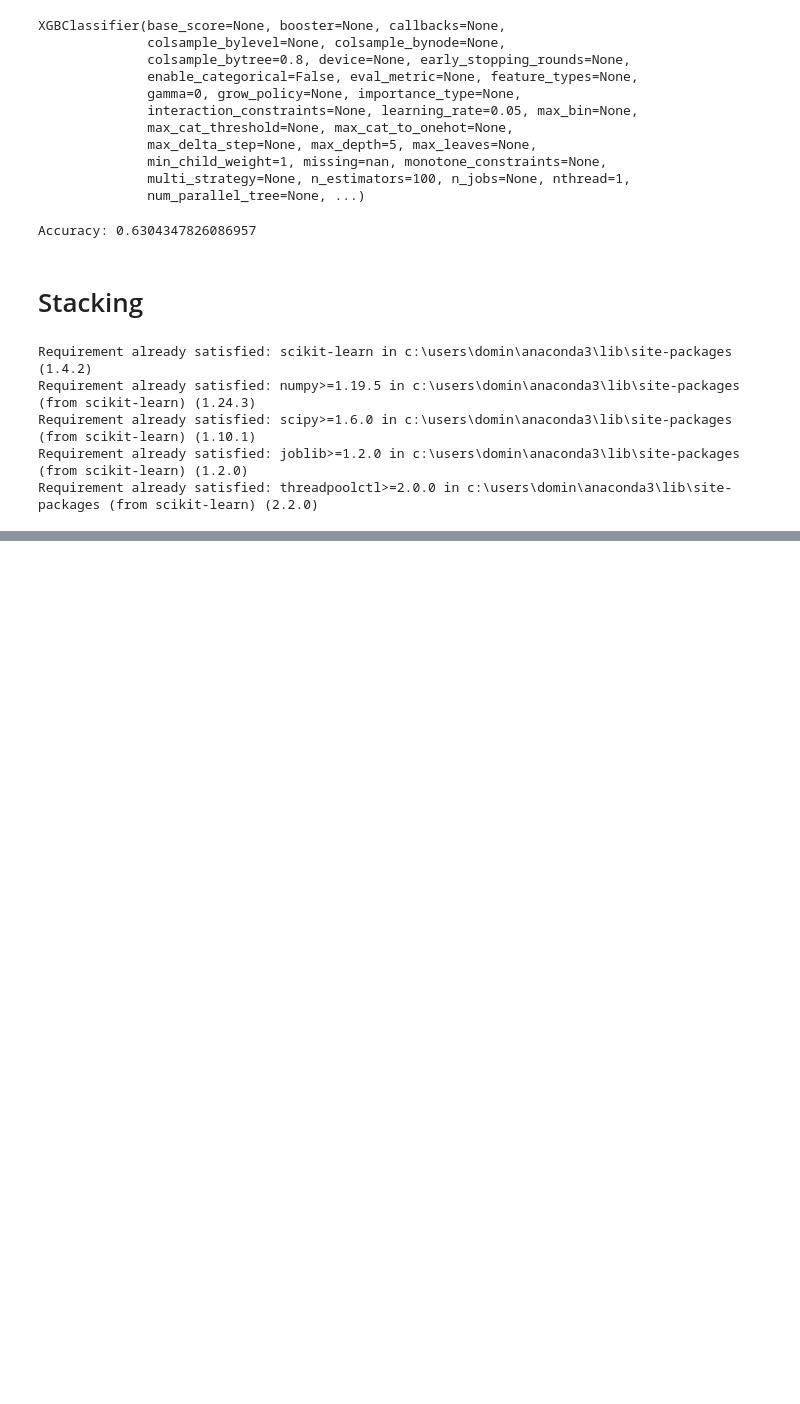
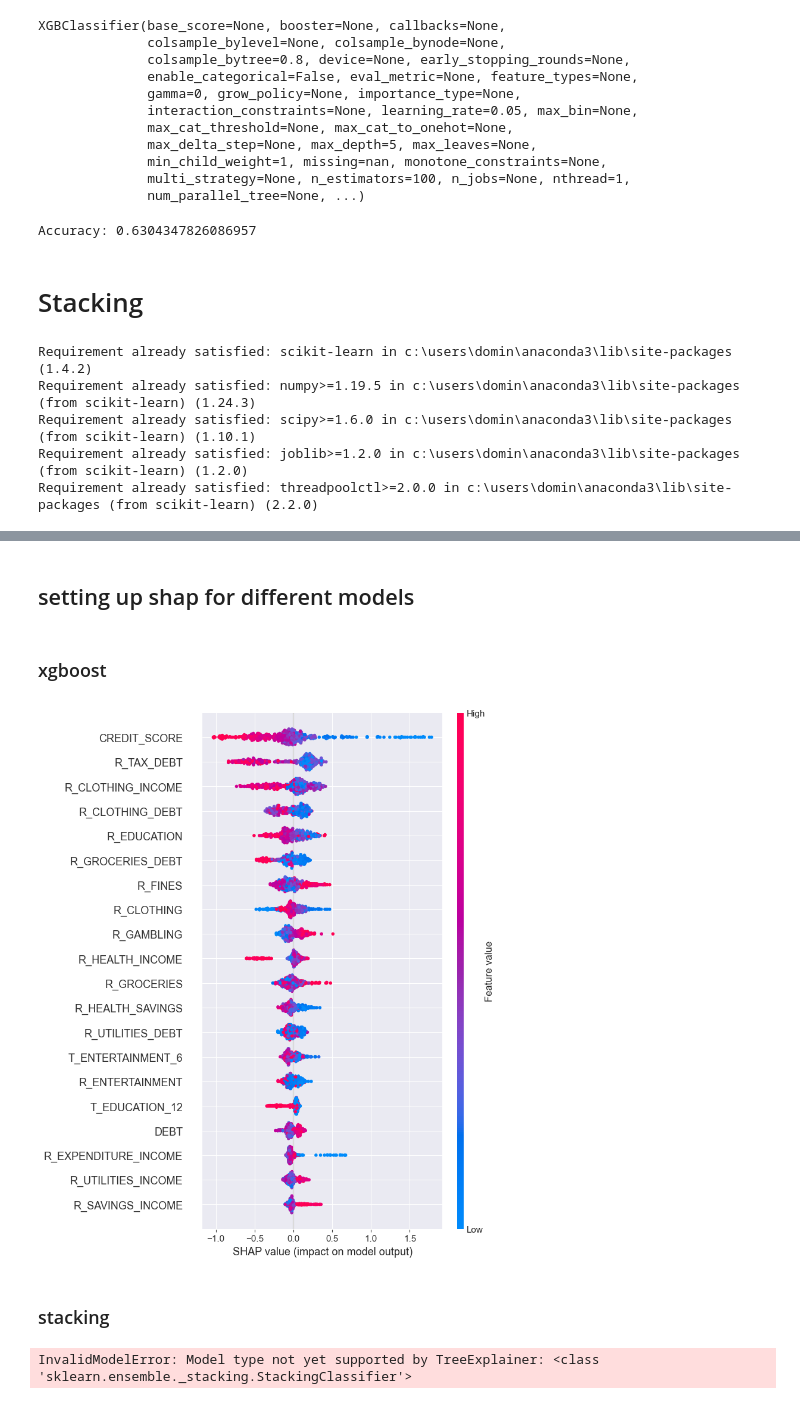
Before and after one commit to fantasy2fry/credit-score-classification-ml, a Jupyter notebook: Model/Dominika.ipynb, the cells around one changed output, grey strips where cells are left out. Drawn from its saved outputs; the diff is of its cells as text; code cells hidden in the pictures; blank space fills up the shorter version.

Commit message:
change Dominika models

```diff
--- a/Model/Dominika.ipynb
+++ b/Model/Dominika.ipynb
@@ -292,0 +320,20 @@ Accuracy: 0.5217391304347826
+# %% [markdown]
+## setting up shap for different models
+# %% [markdown]
+### xgboost
+# %%
+explainer_xgboost = shap.TreeExplainer(model_xgb)
+shap_values_xgboost = explainer_xgboost.shap_values(X)
+# visualize
+shap.summary_plot(shap_values_xgboost, X)
+# %% [output]
+[figure, added]
+# %% [markdown]
+### stacking
+# %%
+explainer_stacking = shap.TreeExplainer(model_stacking)
+shap_values_stacking = explainer_stacking.shap_values(X)
+# visualize
+shap.summary_plot(shap_values_stacking, X)
+# %% [output]
+InvalidModelError: Model type not yet supported by TreeExplainer: <class 'sklearn.ensemble._stacking.StackingClassifier'>
```
Also changed, not shown: parts of 6 cells of this notebook.
